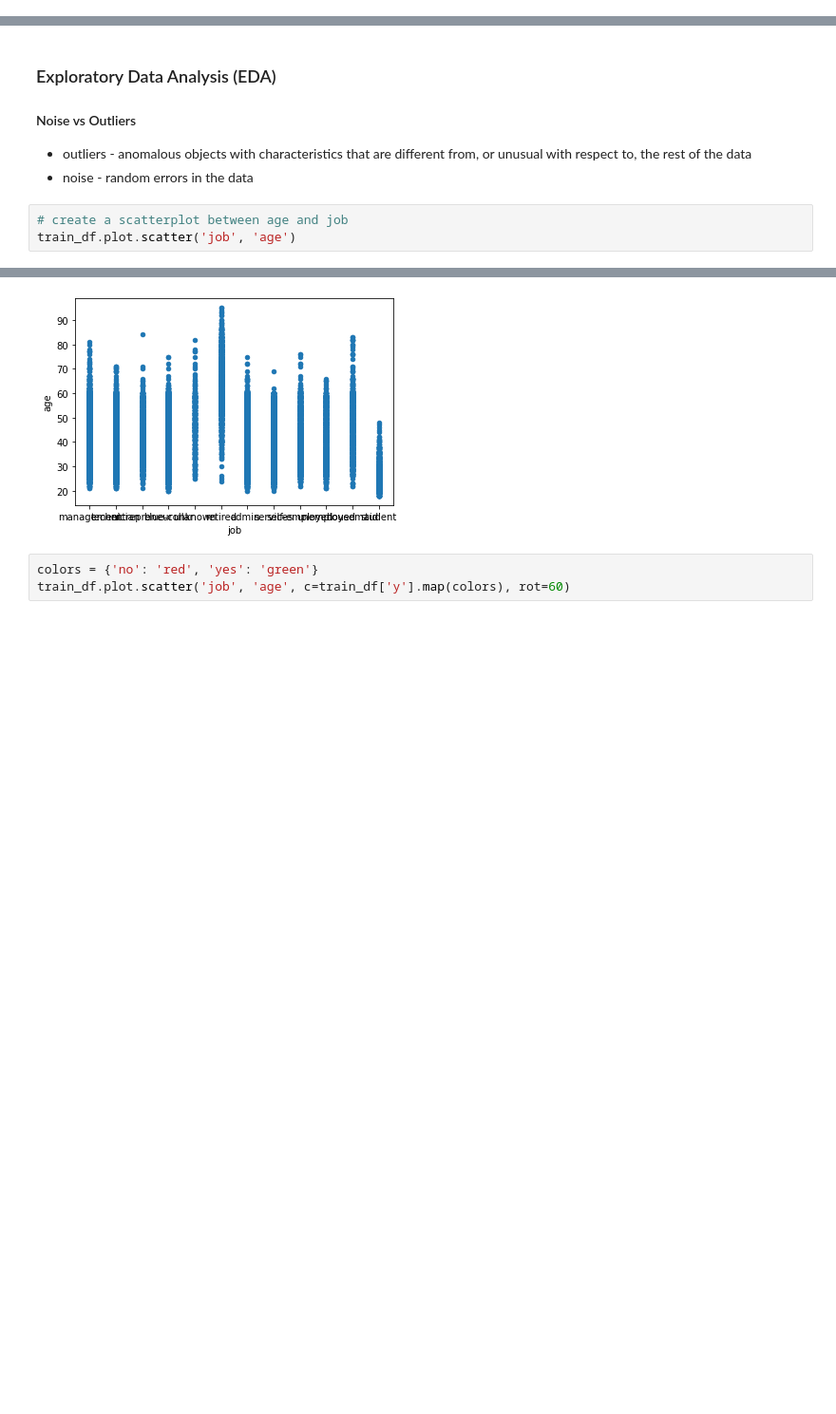
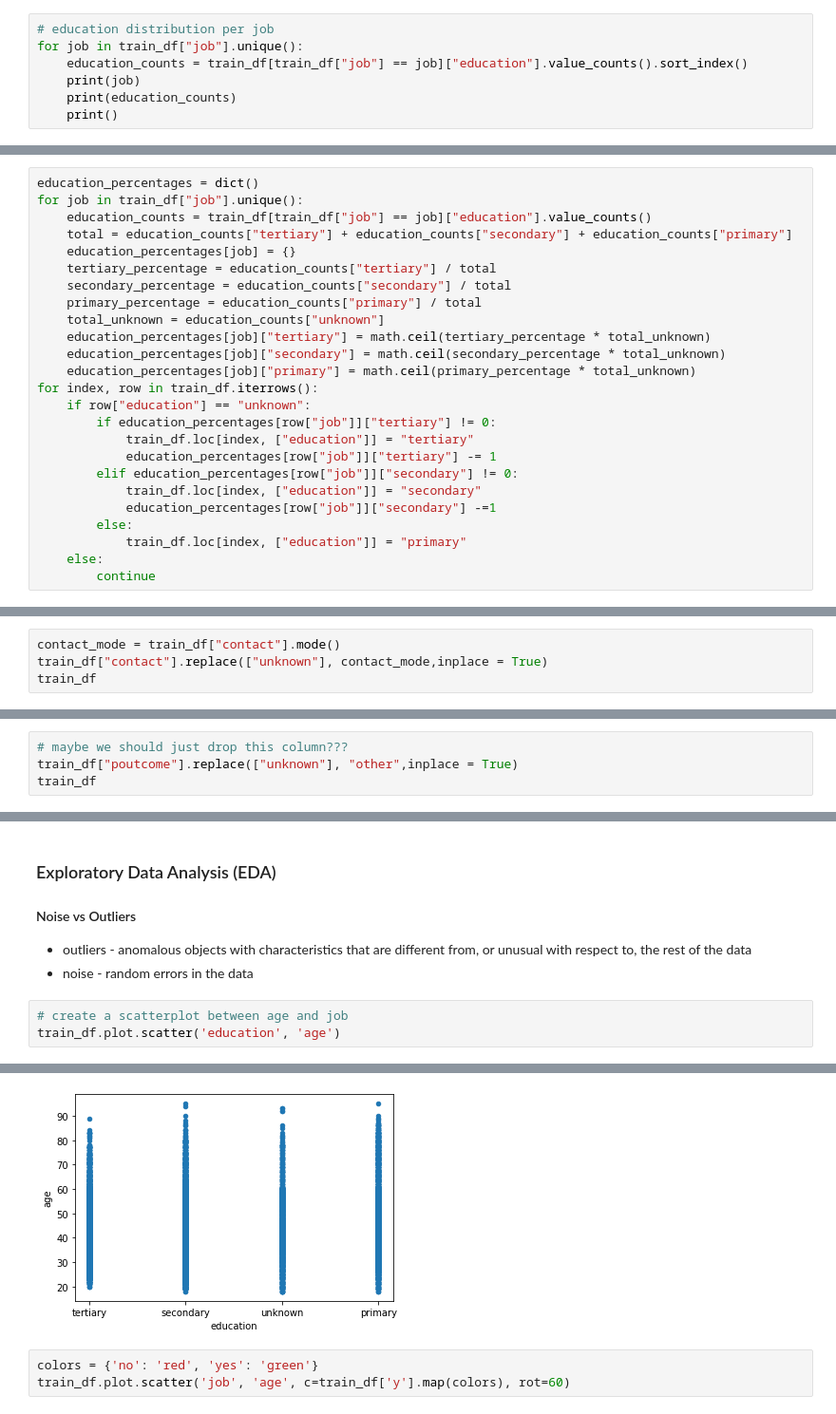
Before and after one commit to Tushar1729-k/bank-mkt-tgts-proj, a Jupyter notebook: rpt.ipynb, the cells around one changed output, grey strips where cells are left out. Shown at 95% size. Saved outputs shown, nothing was run; the diff lists cells and outputs as text; blank space fills up the shorter version.

```diff
--- a/rpt.ipynb
+++ b/rpt.ipynb
@@ -163,0 +168,7 @@ Name: poutcome, dtype: object
+# %%
+# education distribution per job
+for job in train_df["job"].unique():
+    education_counts = train_df[train_df["job"] == job]["education"].value_counts().sort_index()
+    print(job)
+    print(education_counts)
+    print()
@@ -163,0 +208,25 @@ Name: poutcome, dtype: object
+# %%
+education_percentages = dict()
+for job in train_df["job"].unique():
+    education_counts = train_df[train_df["job"] == job]["education"].value_counts()
+    total = education_counts["tertiary"] + education_counts["secondary"] + education_counts["primary"]
+    education_percentages[job] = {}
+    tertiary_percentage = education_counts["tertiary"] / total
+    secondary_percentage = education_counts["secondary"] / total
+    primary_percentage = education_counts["primary"] / total
+    total_unknown = education_counts["unknown"]
+    education_percentages[job]["tertiary"] = math.ceil(tertiary_percentage * total_unknown)
+    education_percentages[job]["secondary"] = math.ceil(secondary_percentage * total_unknown)
+    education_percentages[job]["primary"] = math.ceil(primary_percentage * total_unknown)
+for index, row in train_df.iterrows():
+    if row["education"] == "unknown":
+        if education_percentages[row["job"]]["tertiary"] != 0:
+            train_df.loc[index, ["education"]] = "tertiary"
+            education_percentages[row["job"]]["tertiary"] -= 1
+        elif education_percentages[row["job"]]["secondary"] != 0:
+            train_df.loc[index, ["education"]] = "secondary"
+            education_percentages[row["job"]]["secondary"] -=1
+        else:
+            train_df.loc[index, ["education"]] = "primary"
+    else:
+        continue
@@ -171,3 +268,7 @@ train_df['y'].value_counts(normalize=True).mul(100).round(1).astype(str) + '%'
 no     88.3%
 yes    11.7%
 Name: y, dtype: object
+# %%
+contact_mode = train_df["contact"].mode()
+train_df["contact"].replace(["unknown"], contact_mode,inplace = True)
+train_df
@@ -173,0 +289,4 @@ Name: y, dtype: object
+# %%
+# maybe we should just drop this column???
+train_df["poutcome"].replace(["unknown"], "other",inplace = True)
+train_df
@@ -180,5 +313,5 @@ Name: y, dtype: object
 * noise - random errors in the data
 # %%
 # create a scatterplot between age and job
-train_df.plot.scatter('job', 'age')
+train_df.plot.scatter('education', 'age')
 # %% [output]
@@ -186,4 +319,4 @@ train_df.plot.scatter('job', 'age')
-[figure, old version]
+[figure, new version]
 # %%
 colors = {'no': 'red', 'yes': 'green'}
 train_df.plot.scatter('job', 'age', c=train_df['y'].map(colors), rot=60)
```
Also changed, not shown: parts of 14 cells of this notebook.
